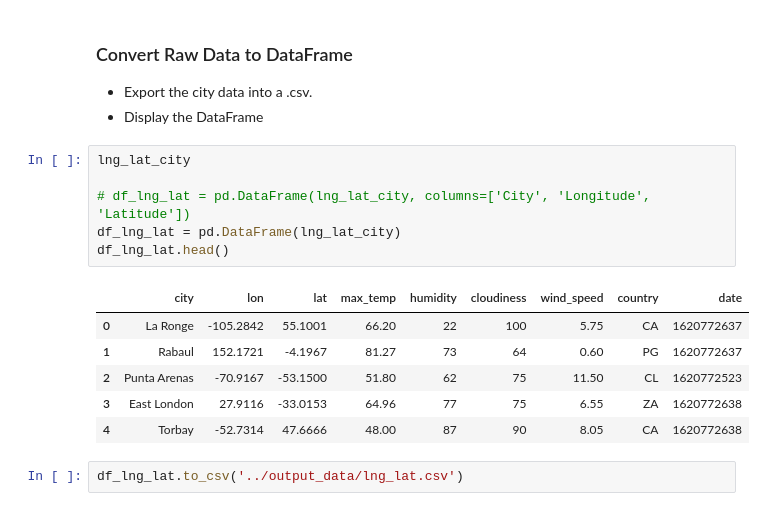
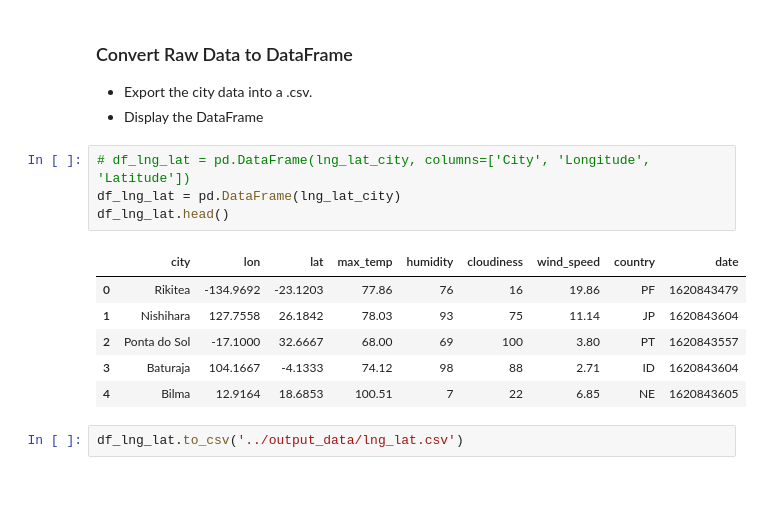
Before and after one commit to jshapi16/api_challenge, a Jupyter notebook: starter_code /WeatherPy.ipynb, the cells around one changed output. Drawn from its saved outputs; the diff is of its cells as text.

```diff
--- a/starter_code /WeatherPy.ipynb
+++ b/starter_code /WeatherPy.ipynb
@@ -122,18 +122,16 @@ for city in cities:
 * Export the city data into a .csv.
 * Display the DataFrame
 # %%
-lng_lat_city
-
 # df_lng_lat = pd.DataFrame(lng_lat_city, columns=['City', 'Longitude', 'Latitude'])
 df_lng_lat = pd.DataFrame(lng_lat_city)
 df_lng_lat.head()
 # %% [output]
 |  | city | lon | lat | max_temp | humidity | cloudiness | wind_speed | country | date |
-| 0 | La Ronge | -105.2842 | 55.1001 | 66.20 | 22 | 100 | 5.75 | CA | 1620772637 |
-| 1 | Rabaul | 152.1721 | -4.1967 | 81.27 | 73 | 64 | 0.60 | PG | 1620772637 |
-| 2 | Punta Arenas | -70.9167 | -53.1500 | 51.80 | 62 | 75 | 11.50 | CL | 1620772523 |
-| 3 | East London | 27.9116 | -33.0153 | 64.96 | 77 | 75 | 6.55 | ZA | 1620772638 |
-| 4 | Torbay | -52.7314 | 47.6666 | 48.00 | 87 | 90 | 8.05 | CA | 1620772638 |
+| 0 | Rikitea | -134.9692 | -23.1203 | 77.86 | 76 | 16 | 19.86 | PF | 1620843479 |
+| 1 | Nishihara | 127.7558 | 26.1842 | 78.03 | 93 | 75 | 11.14 | JP | 1620843604 |
+| 2 | Ponta do Sol | -17.1000 | 32.6667 | 68.00 | 69 | 100 | 3.80 | PT | 1620843557 |
+| 3 | Baturaja | 104.1667 | -4.1333 | 74.12 | 98 | 88 | 2.71 | ID | 1620843604 |
+| 4 | Bilma | 12.9164 | 18.6853 | 100.51 | 7 | 22 | 6.85 | NE | 1620843605 |
 # %%
 df_lng_lat.to_csv('../output_data/lng_lat.csv')
 # %% [markdown]
```
Also changed, not shown: parts of 16 cells of this notebook, 2 other files.
